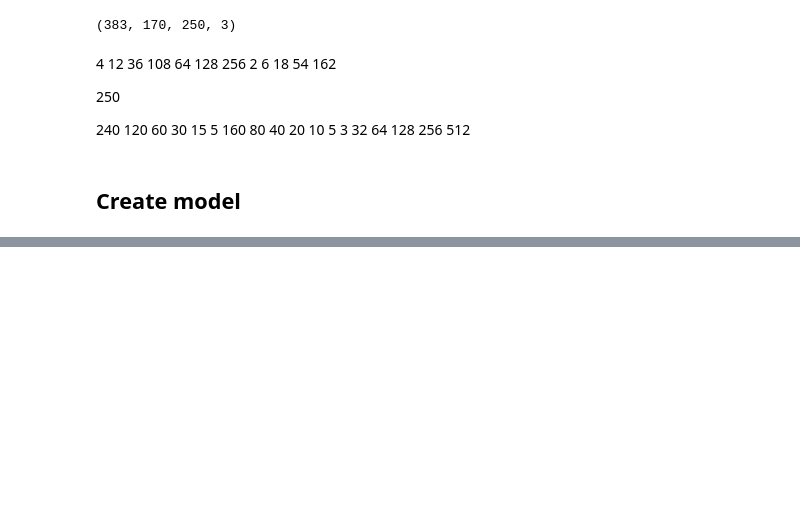
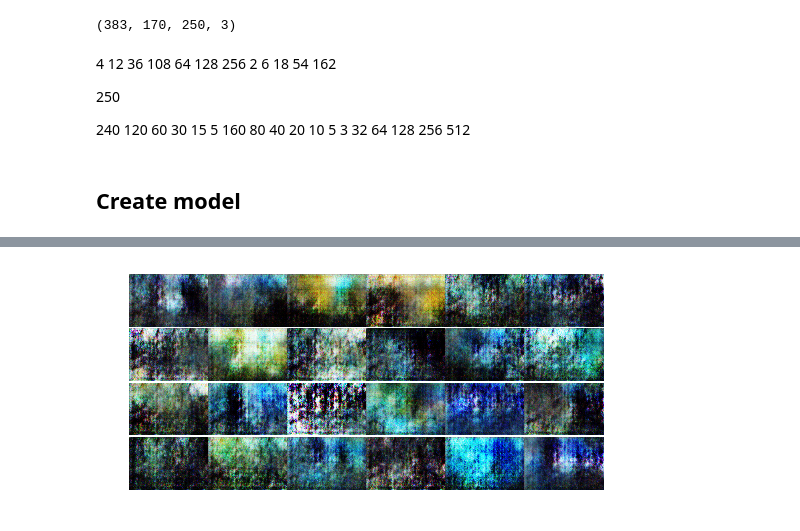
Before and after one commit to lucolivi/mtgan, a Jupyter notebook: model.ipynb, the cells around one changed output, grey strips where cells are left out. Drawn from its saved outputs; the diff is of its cells as text; code cells hidden in the pictures; blank space fills up the shorter version.

```diff
--- a/model.ipynb
+++ b/model.ipynb
@@ -166,7 +167,7 @@ def model_loss(input_real, input_z, output_dim, alpha=0.2):
     d_model_fake, d_logits_fake = discriminator(g_model, reuse=True, alpha=alpha)
 
     d_loss_real = tf.reduce_mean(
-        tf.nn.sigmoid_cross_entropy_with_logits(logits=d_logits_real, labels=tf.ones_like(d_model_real)))
+        tf.nn.sigmoid_cross_entropy_with_logits(logits=d_logits_real, labels=tf.ones_like(d_model_real)*0.9))
     d_loss_fake = tf.reduce_mean(
         tf.nn.sigmoid_cross_entropy_with_logits(logits=d_logits_fake, labels=tf.zeros_like(d_model_fake)))
     g_loss = tf.reduce_mean(
@@ -227,11 +228,14 @@ def train(net, dataset, epochs, batch_size, print_every=10, show_every=100, figs
     saver = tf.train.Saver()
     sample_z = np.random.uniform(-1, 1, size=(72, z_size))
 
+
+
     samples, losses = [], []
     steps = 0
 
     with tf.Session() as sess:
-        sess.run(tf.global_variables_initializer())
+        saver.restore(sess, './checkpoints/generator.ckpt')
+        #sess.run(tf.global_variables_initializer())
         for e in range(epochs):
             #for x, y in dataset.batches(batch_size):
             for x in get_batches(dataset, batch_size):
@@ -242,7 +246,8 @@ def train(net, dataset, epochs, batch_size, print_every=10, show_every=100, figs
 
                 # Run optimizers
                 _ = sess.run(net.d_opt, feed_dict={net.input_real: scale(x), net.input_z: batch_z})
-                _ = sess.run(net.g_opt, feed_dict={net.input_z: batch_z, net.input_real: x})
+                #Cant run g.opt without net.input_real: scale(x) proabably due to tf.control_dep that is used for batchnorm
+                _ = sess.run(net.g_opt, feed_dict={net.input_z: batch_z, net.input_real: scale(x)})
 
                 if steps % print_every == 0:
                     # At the end of each epoch, get the losses and print them out
@@ -286,12 +307,12 @@ real_size = (160,240,3)
 z_size = 100
 learning_rate = 0.0002
 batch_size = 128
-epochs = 25
+epochs = 100
 alpha = 0.2
 beta1 = 0.5
 
 # Create the network
 net = GAN(real_size, z_size, learning_rate, alpha=alpha, beta1=beta1)
 # %%
-losses, samples = train(net, resized_dataset, epochs, batch_size, figsize=(10,5))
+losses, samples = train(net, resized_dataset, epochs, batch_size, show_every=50, figsize=(10,5))
 # %% [output]
@@ -315,2 +338,4 @@ _ = view_samples(-1, samples, 6, 12, figsize=(10,5))
 # %%
-_ = view_samples(-1, samples, 6, 12, figsize=(10,5))
+_ = view_samples(-1, samples, 4, 6, figsize=(8.5,4))
+# %% [output]
+[figure, added]
```
Also changed, not shown: parts of 8 cells of this notebook.
